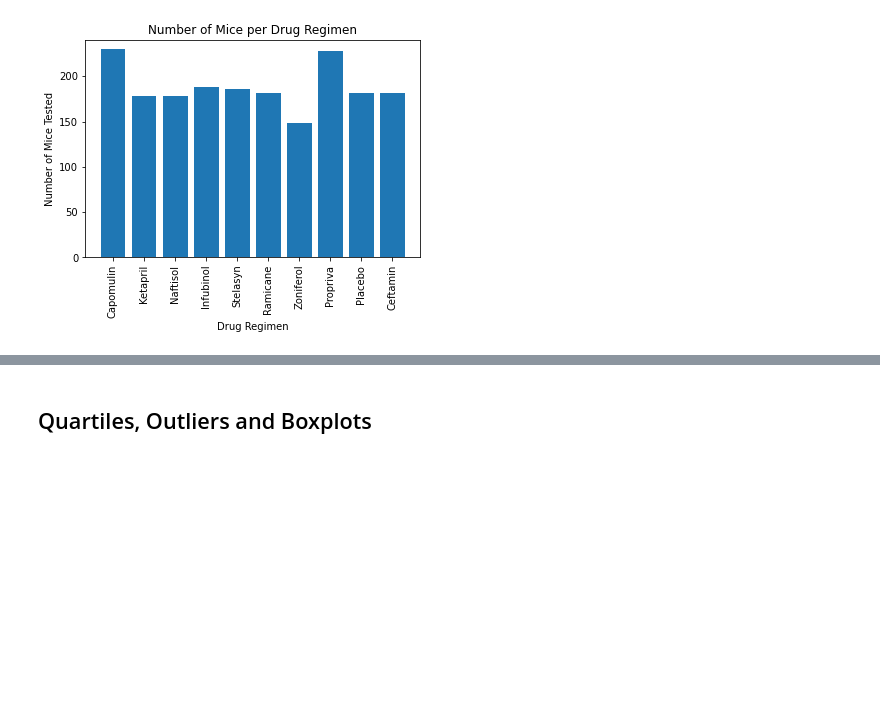
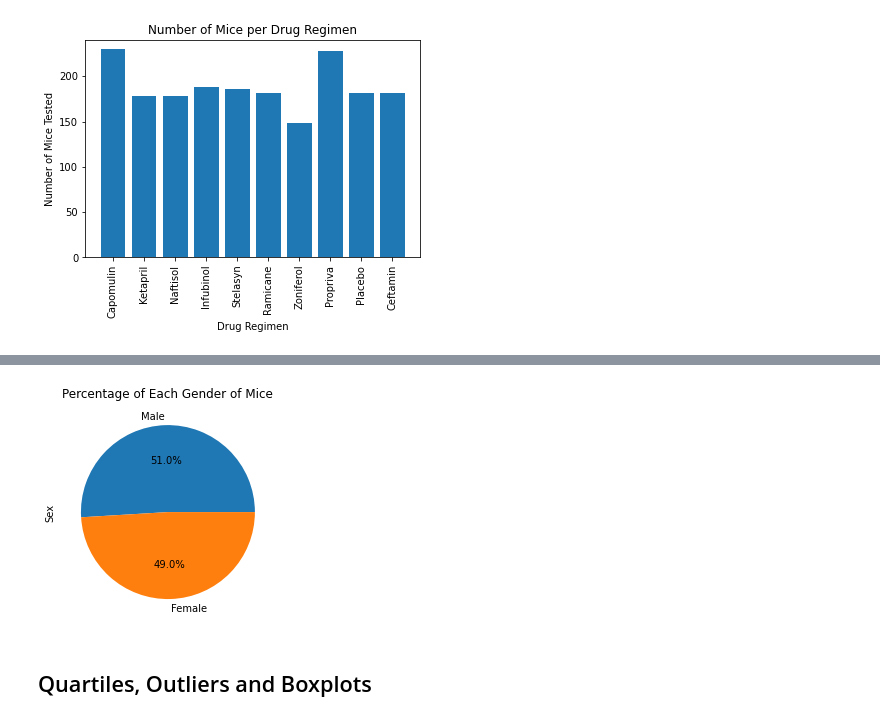
Before and after one commit to colebarnes7/matplotlib-challenge, a Jupyter notebook: Pymaceuticals/main.ipynb, the cells around one changed output, grey strips where cells are left out. Cells and saved outputs as stored; diff of their text form; code cells hidden in the pictures; blank space fills up the shorter version.

```diff
--- a/Pymaceuticals/main.ipynb
+++ b/Pymaceuticals/main.ipynb
@@ -176,3 +179,17 @@ plt.show()
+# %%
+# Pulls an array of the genders for the mice
+labels = cleanedmouse["Sex"].unique()
+
+# Flips the array to match the data to the appropriate gender
+labels = labels[::-1]
+
+# Creates a pie chart for the percentage of each gender of mouse using pyplot
+plt.pie(micegender, labels=labels, autopct="%1.1f%%")
+plt.title("Percentage of Each Gender of Mice")
+plt.ylabel("Sex")
+plt.show()
+# %% [output]
+[figure, added]
 # %% [markdown]
 ## Quartiles, Outliers and Boxplots
 # %%
```
Also changed, not shown: parts of 4 cells of this notebook.
